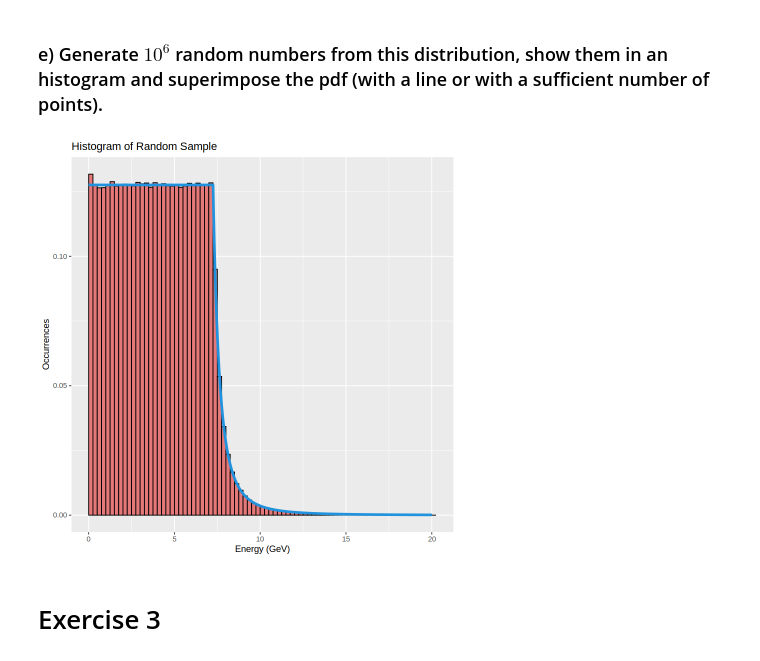
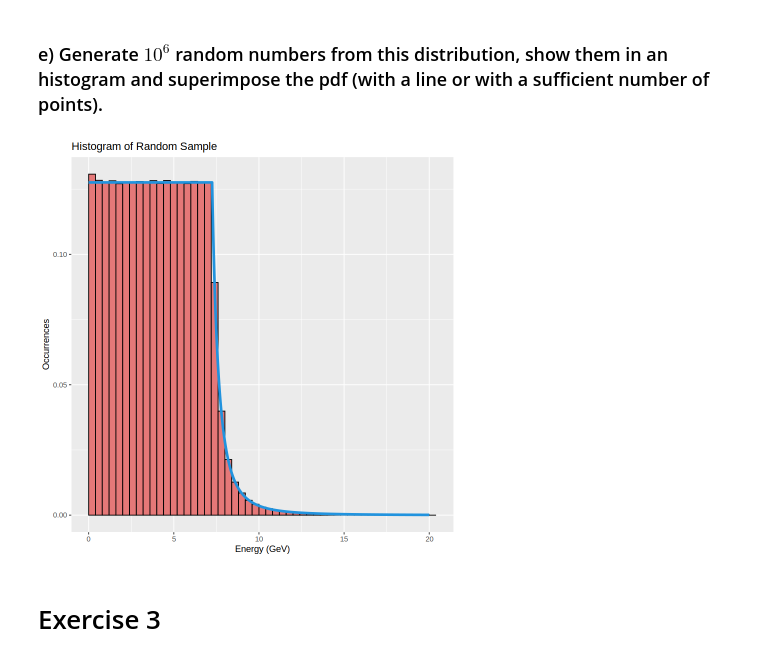
Before and after one commit to Kallo27/Advanced_statistics, a Jupyter notebook: Lab02/CalandraBuonaura_LorenzoRlab02.ipynb, the cells around one changed output. Saved outputs shown, nothing was run; the diff lists cells and outputs as text; code cells hidden in the pictures.

```diff
--- a/Lab02/CalandraBuonaura_LorenzoRlab02.ipynb
+++ b/Lab02/CalandraBuonaura_LorenzoRlab02.ipynb
@@ -172,18 +176,19 @@ sprintf("The mean is: %s GeV", mean_muons$value)
 # %%
 sample <- data.frame(E = sample(energy_values, size = 10^6, replace = TRUE,
                                 prob = pdf_values_muons$PDF))
-bin_w <- 0.25
+n_bins <- 50
+bin_w <- (max(sample$E) - min(sample$E)) / n_bins
 
 ggplot(sample, aes(x = E, y = after_stat(count / (sum(count) * bin_w)))) +
   geom_histogram(breaks = seq(min(energy_values), max(energy_values) + bin_w,
                               by = bin_w), fill = "#e57878", color = "black") +
   geom_line(data = pdf_values_muons,
-            aes(x = E, y = PDF), color = "#2193de", size = 1.5) +
+            aes(x = E, y = PDF), color = "#2193de", linewidth = 1.5) +
   labs(title = "Histogram of Random Sample",
        x = "Energy (GeV)",
        y = "Occurrences")
 # %% [output]
-[figure, old version]
+[figure, new version]
 # %% [markdown]
 # Exercise 3
 # %% [markdown]
```
Also changed, not shown: parts of 10 cells of this notebook.
